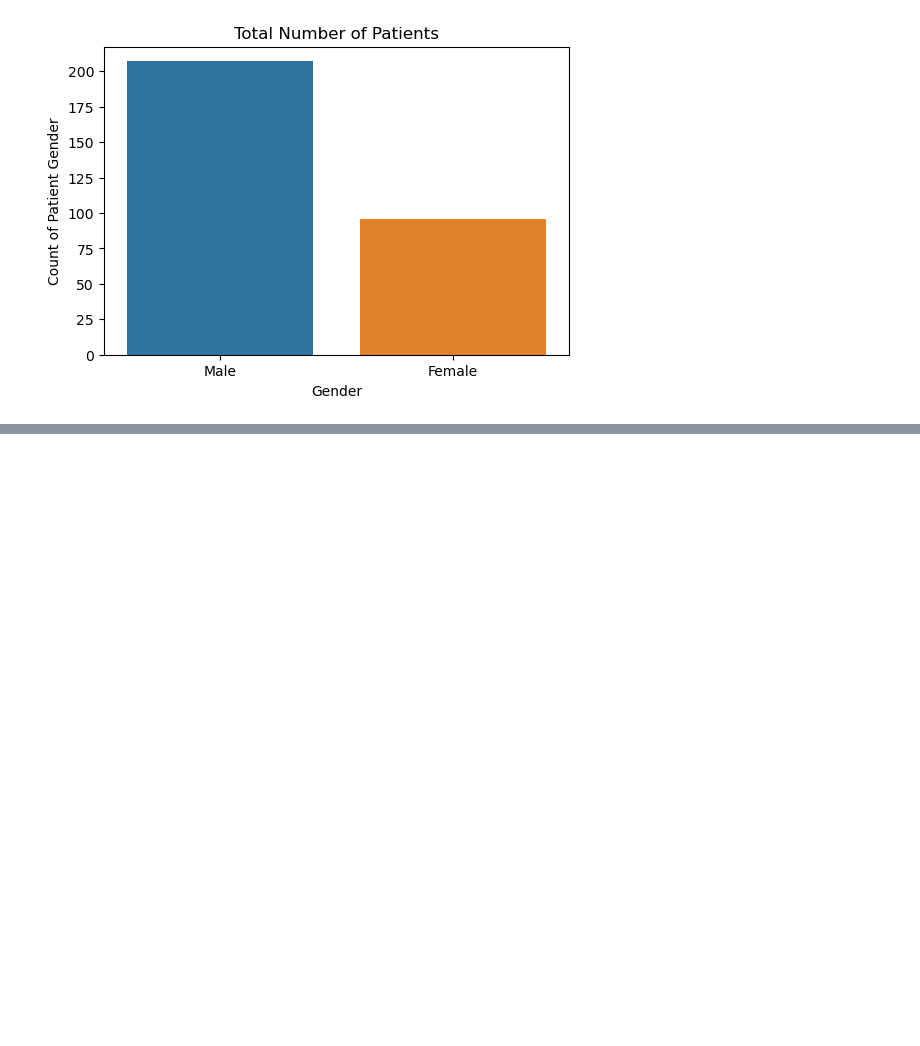
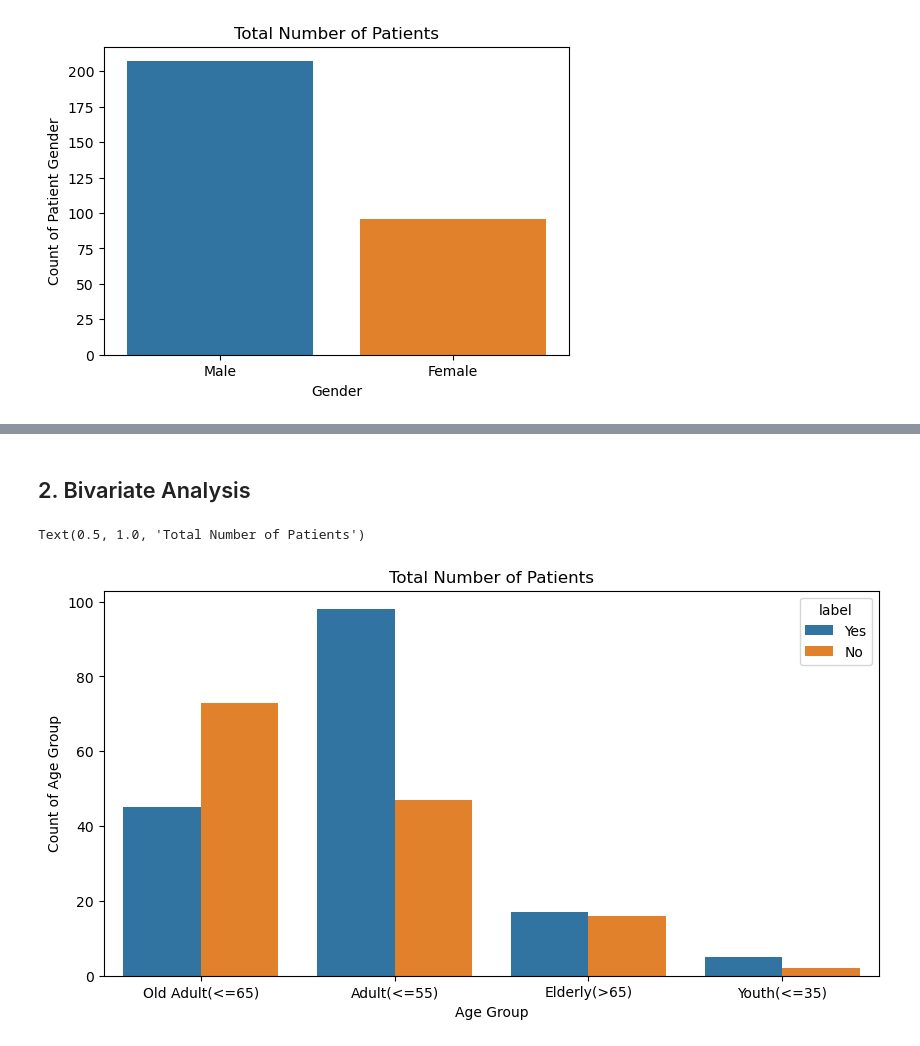
Before and after one commit to chemutai254/ML_Projects, a Jupyter notebook: Heart_Disease/Peterside_Hospital_Heart_Disease.ipynb, the cells around one changed output, grey strips where cells are left out. Drawn from its saved outputs; the diff is of its cells as text; code cells hidden in the pictures; blank space fills up the shorter version.

```diff
--- a/Heart_Disease/Peterside_Hospital_Heart_Disease.ipynb
+++ b/Heart_Disease/Peterside_Hospital_Heart_Disease.ipynb
@@ -210,0 +258,12 @@ Text(0.5, 1.0, 'Total Number of Patients')
+# %% [markdown]
+## 2. Bivariate Analysis
+# %%
+# Investigating the age group of patients by the target feature
+plt.figure(figsize=(10,5))
+sns.countplot(x='age_bracket', data=df, hue='label')
+plt.xlabel('Age Group')
+plt.ylabel('Count of Age Group')
+plt.title('Total Number of Patients')
+# %% [output]
+Text(0.5, 1.0, 'Total Number of Patients')
+[figure, added]
```
Also changed, not shown: parts of 33 cells of this notebook.
